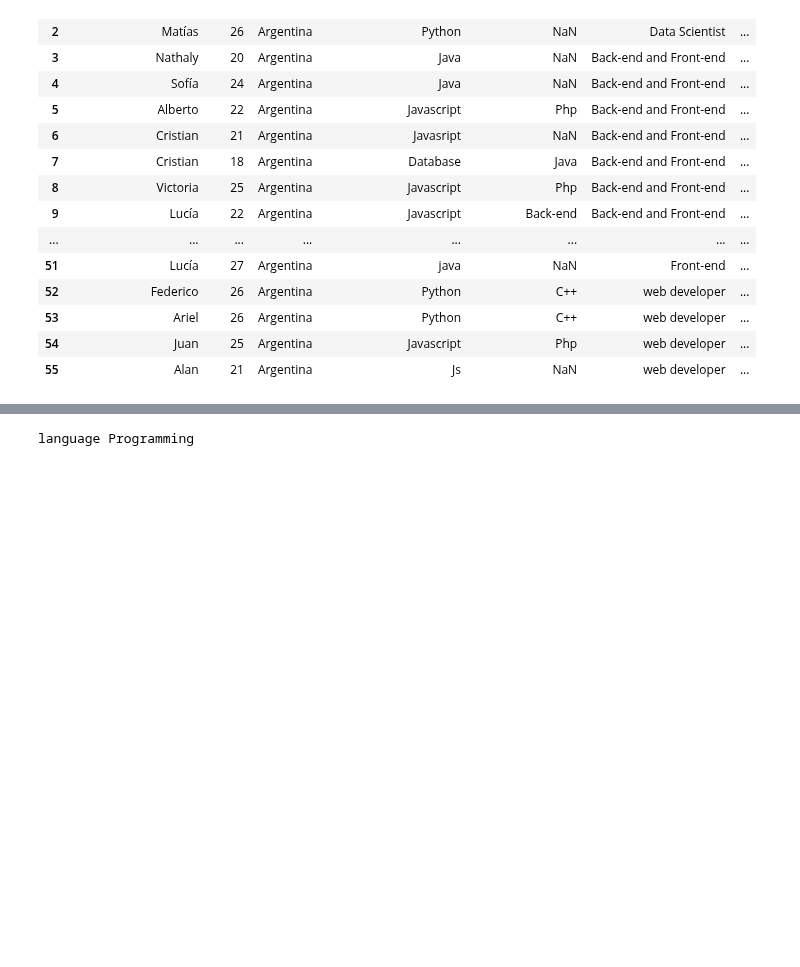
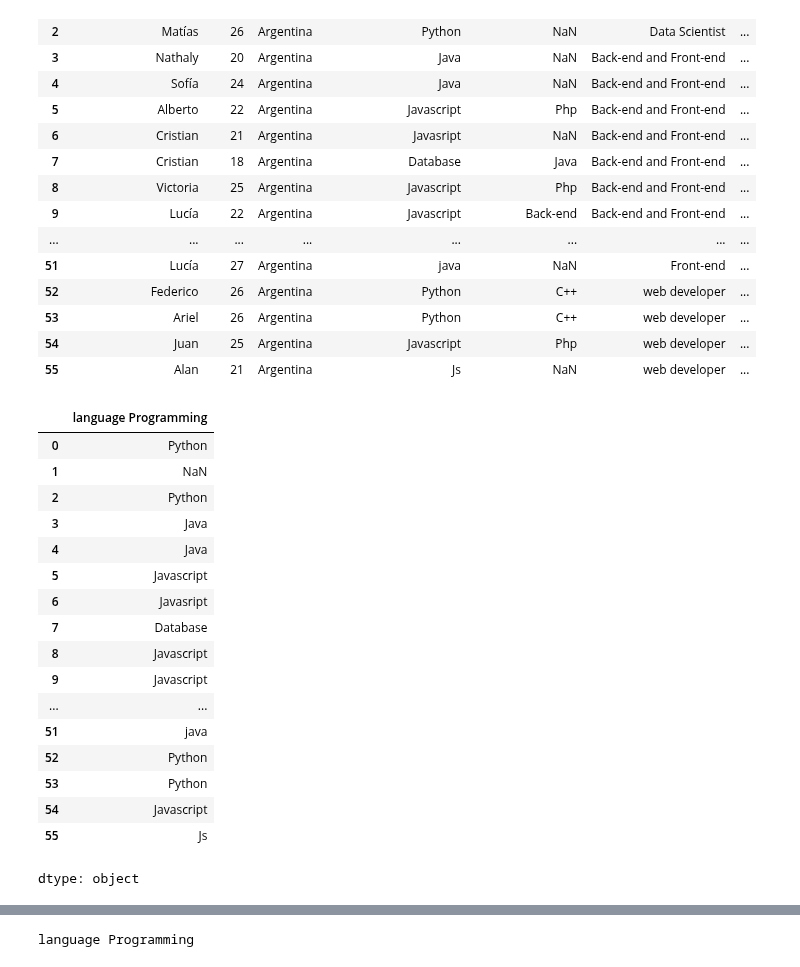
Before and after one commit to Jorge-Ruiz-Troccoli/Data-Science-I, a Jupyter notebook: Clase_008/Regresión_Lineal.ipynb, the cells around one changed output, grey strips where cells are left out. Cells and saved outputs as stored; diff of their text form; code cells hidden in the pictures; blank space fills up the shorter version.

```diff
--- a/Clase_008/Regresión_Lineal.ipynb
+++ b/Clase_008/Regresión_Lineal.ipynb
@@ -36,6 +36,27 @@ df
 | 53 | Ariel | 26 | Argentina | Python | C++ | web developer | ... |
 | 54 | Juan | 25 | Argentina | Javascript | Php | web developer | ... |
 | 55 | Alan | 21 | Argentina | Js | NaN | web developer | ... |
+# %%
+df["language Programming"]
+# %% [output]
+|  | language Programming |
+| 0 | Python |
+| 1 | NaN |
+| 2 | Python |
+| 3 | Java |
+| 4 | Java |
+| 5 | Javascript |
+| 6 | Javasript |
+| 7 | Database |
+| 8 | Javascript |
+| 9 | Javascript |
+| ... | ... |
+| 51 | java |
+| 52 | Python |
+| 53 | Python |
+| 54 | Javascript |
+| 55 | Js |
+dtype: object
 # %%
 df.columns
 # %% [output]
```
Also changed, not shown: parts of 20 cells of this notebook.
